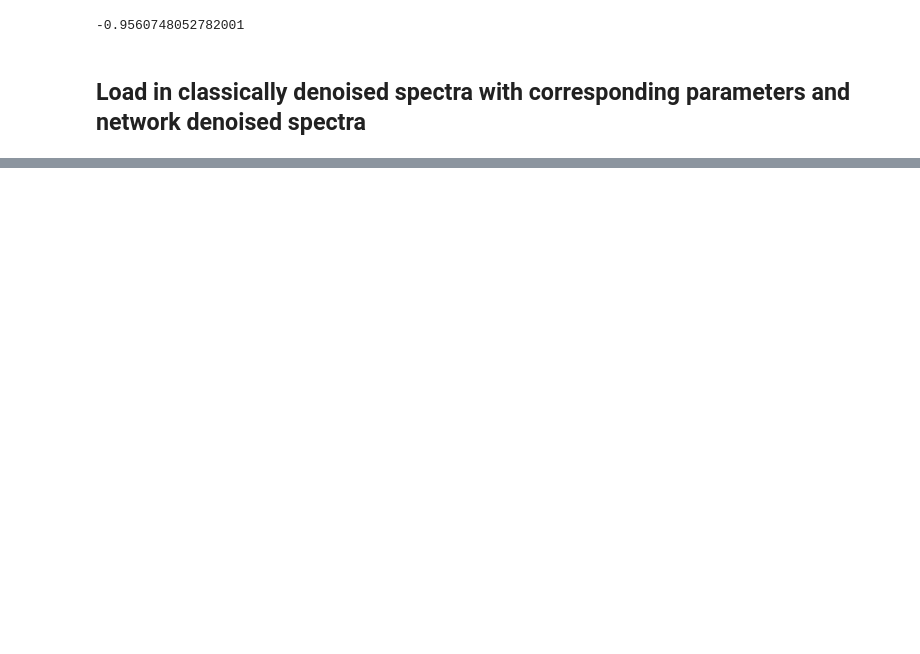
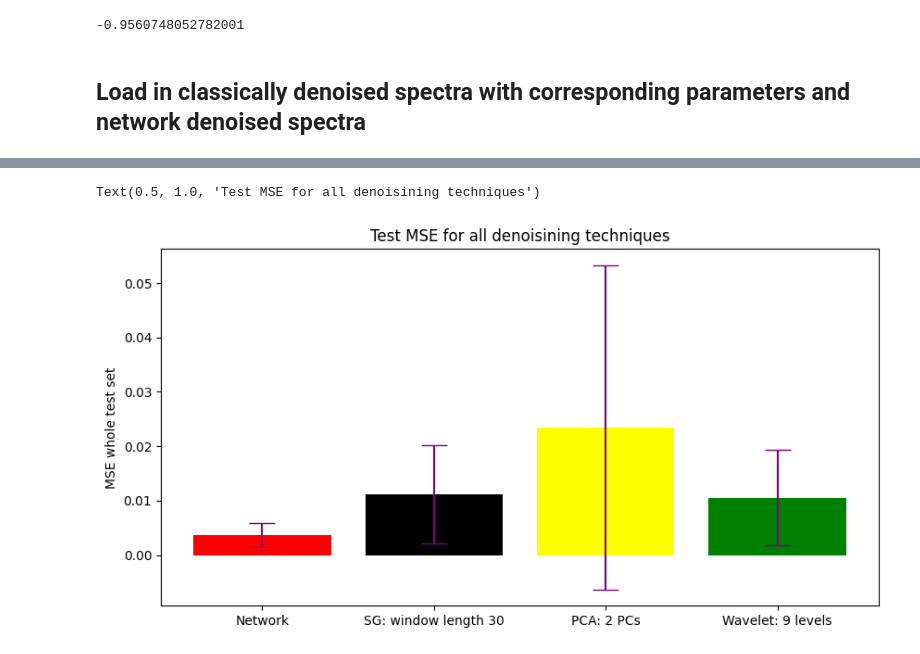
Before and after one commit to ciaranbench/spectral-denoising-cycleGAN, a Jupyter notebook: Evaluate_Denoising_Techniques.ipynb, the cells around one changed output, grey strips where cells are left out. Cells and saved outputs as stored; diff of their text form; code cells hidden in the pictures; blank space fills up the shorter version.

```diff
--- a/Evaluate_Denoising_Techniques.ipynb
+++ b/Evaluate_Denoising_Techniques.ipynb
@@ -186,0 +239,19 @@ fig.tight_layout()
+# %%
+PCA_MSEs = []
+PCA_stds = []
+PCA_class_mean_MSEs = []
+PCA_class_std_MSEs = []
+for i in range(np.shape(pc)[0]):
+    PCA_MSEs.append(np.mean(np.mean((pc[i] - gt)**2,axis=1)))
+    PCA_stds.append(np.std(np.mean((pc[i] - gt)**2,axis=1)))
+    MSE_class = []
+    for j in np.unique(labels):
+        cluster_indices = np.where(labels == j)
+        MSE_class.append(np.mean(np.mean((pc[i][cluster_indices] - gt[cluster_indices])**2,axis=1)))
+    PCA_class_mean_MSEs.append(np.mean(MSE_class))
+    PCA_class_std_MSEs.append(np.std(MSE_class))
+
+pc_index_class = np.where(PCA_class_mean_MSEs==np.min(PCA_class_mean_MSEs))
+pc_index = np.where(PCA_MSEs==np.min(PCA_MSEs))
+pca_mse_plot = PCA_MSEs[int(np.squeeze(pc_index_class))]
+pca_std_plot = PCA_stds[int(np.squeeze(pc_index_class))]
@@ -186,0 +310,8 @@ fig.tight_layout()
+# %%
+f, ax = plt.subplots(figsize=(10,5))
+plt.bar(['Network','SG: window length ' + str(int(sg_params[sg_index_class])), 'PCA: ' + str(int(pc_params[pc_index_class])) + ' PCs', 'Wavelet: ' + str(int(wav_params[wav_index_class])) + ' levels'],[net_pred_MSE,sg_MSE_plot, pca_mse_plot, wave_mse_plot],yerr = [net_pred_std, sg_std_plot, pca_std_plot, wave_std_plot],ecolor='purple', capsize=10,color=['red', 'black', 'yellow', 'green'])
+plt.ylabel('MSE whole test set')
+plt.title('Test MSE for all denoisining techniques')
+# %% [output]
+Text(0.5, 1.0, 'Test MSE for all denoisining techniques')
+[figure, added]
```
Also changed, not shown: parts of 15 cells of this notebook.
